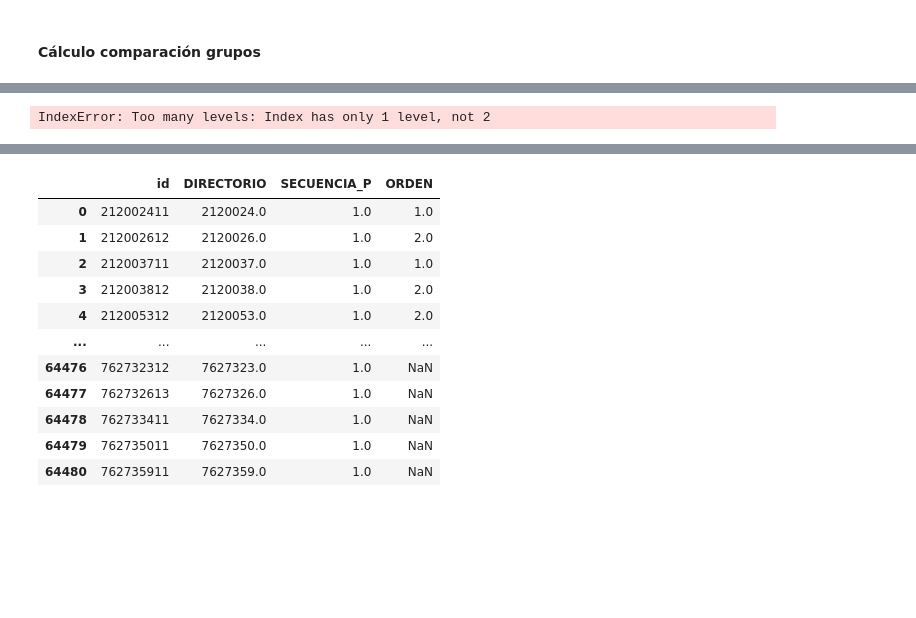
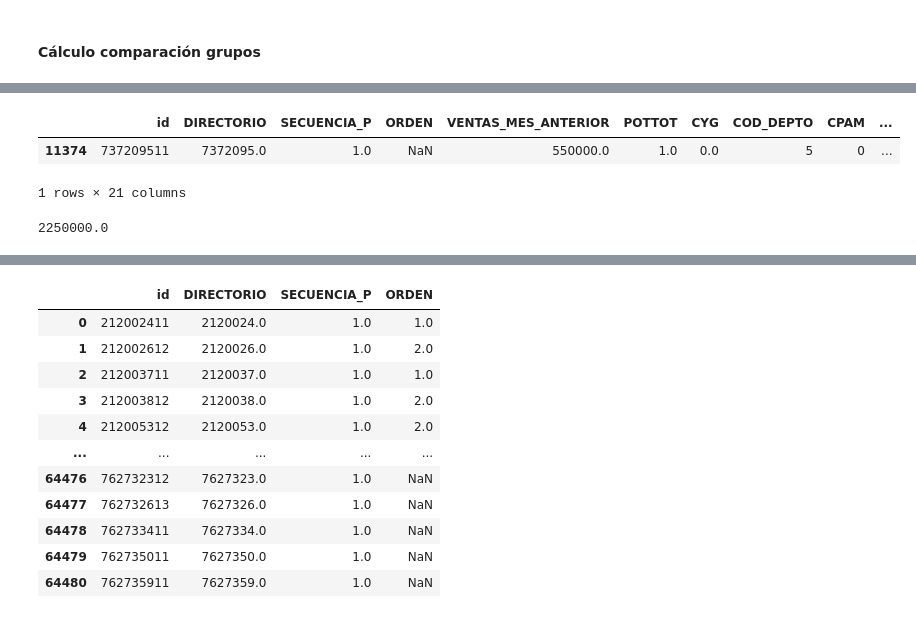
Before and after one commit to caravilaga/Repositorio_DANE, a Jupyter notebook: Descripcion emicron/Descripción emicron.ipynb, the cells around one changed output, grey strips where cells are left out. Drawn from its saved outputs; the diff is of its cells as text; code cells hidden in the pictures; blank space fills up the shorter version.

```diff
--- a/Descripcion emicron/Descripción emicron.ipynb
+++ b/Descripcion emicron/Descripción emicron.ipynb
@@ -1542,3 +1549,6 @@ estab_atpcs = pd.read_excel(r"C:\Users\carlo\Downloads\Atipicos_establecimientos
 
 # Atípicos Vendedores de calle
 mov_atpcs = pd.read_excel(r"C:\Users\carlo\Downloads\Atipicos_moviles_ficha.xlsx", header = 0)
+# %%
+emicron_mov_atpcs = emicron_mov[(emicron_mov['id'].isin(mov_atpcs['id']))]
+emicron_mov_atpcs.shape
@@ -1544,0 +1577,6 @@ mov_atpcs = pd.read_excel(r"C:\Users\carlo\Downloads\Atipicos_moviles_ficha.xlsx
+# %%
+emicron_mov_atpcs[(emicron_mov_atpcs['COD_DEPTO']==5) & (emicron_mov_atpcs['CPAM']==0) & (emicron_mov_atpcs['GRUPOS12']==12)]
+# %% [output]
+|  | id | DIRECTORIO | SECUENCIA_P | ORDEN | VENTAS_MES_ANTERIOR | POTTOT | CYG | COD_DEPTO | CPAM | ... |
+| 11374 | 737209511 | 7372095.0 | 1.0 | NaN | 550000.0 | 1.0 | 0.0 | 5 | 0 | ... |
+1 rows × 21 columns
@@ -1550,0 +1596,5 @@ upper_limit = lambda series: series.mean() + (1.5* series.median())
+# %%
+# np.percentile(emicron_estab_noatpcs['VENTAS_MES_ANTERIOR'],[25])
+np.subtract(*np.percentile(emicron_estab_noatpcs['VENTAS_MES_ANTERIOR'], [75, 25]))
+# %% [output]
+2250000.0
@@ -1583,7 +1640,6 @@ ciiu_sta = emicron_estab_noatpcs.groupby(['COD_DEPTO', 'CPAM', 'CIIU_3']).agg({
     'REMUNERACION_TOTAL': ['mean',  'std',lower_limit,upper_limit],
     'POTTOT': ['mean',  'std',lower_limit,upper_limit]
 }).reset_index()
-ciiu_sta.columns = ['_'.join(col) for col in ciiu_sta.columns]
 
 # Map Values
 new0 = ciiu_sta.columns.get_level_values(0)
@@ -1598,12 +1654,10 @@ div_sta["COD_DEPTO"] = div_sta["COD_DEPTO"].map(dic_depto)
 
 ciiu_sta["COD_DEPTO"] = ciiu_sta["COD_DEPTO"].map(dic_depto)
 
-# with pd.ExcelWriter('Estadísticas Establecimientos Grupos.xlsx') as writer:
-#     grupos_sta.to_excel(writer, sheet_name='Grupos12')
-#     div_sta.to_excel(writer, sheet_name='Division')
-#     ciiu_sta.to_excel(writer, sheet_name='CIIU')
+with pd.ExcelWriter('Estadísticas Establecimientos Grupos (COmparación).xlsx') as writer:
+     grupos_sta.to_excel(writer, sheet_name='Grupos12')
+     div_sta.to_excel(writer, sheet_name='Division')
+     ciiu_sta.to_excel(writer, sheet_name='CIIU')
-# %% [output]
-IndexError: Too many levels: Index has only 1 level, not 2
 # %%
 # Estadísticas descriptivas por los diferentes grupos que se definieron (GRUPOS12, División y CIIU)
 numeric = ['VENTAS_MES_ANTERIOR', 'CYG', 'REMUNERACION_TOTAL', 'POTTOT']
```
Also changed, not shown: parts of 8 cells of this notebook, 6 other files.
